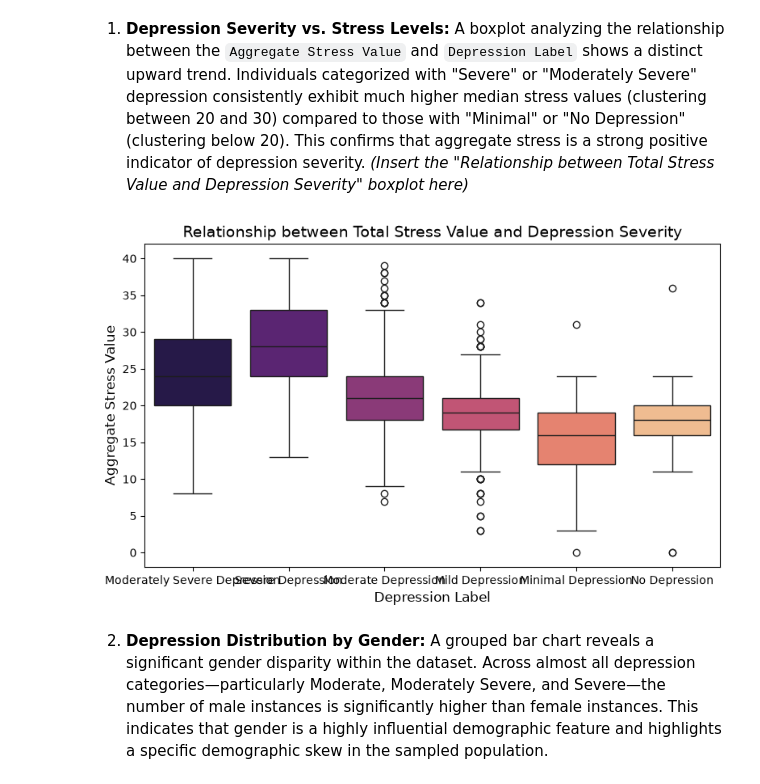
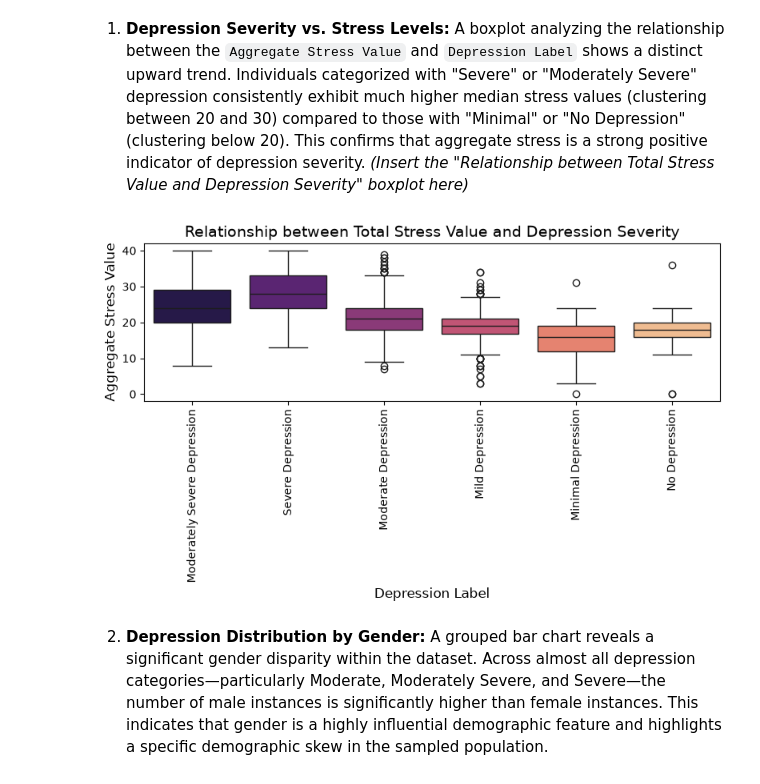
Before and after one commit to uzicodes/CS422-ML-PROJECT, a Jupyter notebook: depression_analysis.ipynb, the cells around one changed output. Saved outputs shown, nothing was run; the diff lists cells and outputs as text; code cells hidden in the pictures.

```diff
--- a/depression_analysis.ipynb
+++ b/depression_analysis.ipynb
@@ -225,17 +231,21 @@ To extract important relationships from the data, several exploratory visualizat
 # %%
 # ---------------------------------------------------------
 # 2. EDA Relationship 1: Stress Value vs. Depression Label
 # ---------------------------------------------------------
 plt.figure(figsize=(8, 5))
 sns.boxplot(data=df, x='Depression Label', y='Stress Value', palette='magma',
             order=df['Depression Label'].value_counts().index)
 plt.title('Relationship between Total Stress Value and Depression Severity', fontsize=14)
 plt.xlabel('Depression Label', fontsize=12)
 plt.ylabel('Aggregate Stress Value', fontsize=12)
+
+# Rotate x-axis labels vertically to prevent overlapping
+plt.xticks(rotation=90)
+
 plt.tight_layout()
 plt.show()
 # %% [output]
-[figure, old version]
+[figure, new version]
 # %% [markdown]
 2. **Depression Distribution by Gender:** A grouped bar chart reveals a significant gender disparity within the dataset. Across almost all depression categories—particularly Moderate, Moderately Severe, and Severe—the number of male instances is significantly higher than female instances. This indicates that gender is a highly influential demographic feature and highlights a specific demographic skew in the sampled population.
 # %%
```
Also changed, not shown: parts of 4 cells of this notebook.
